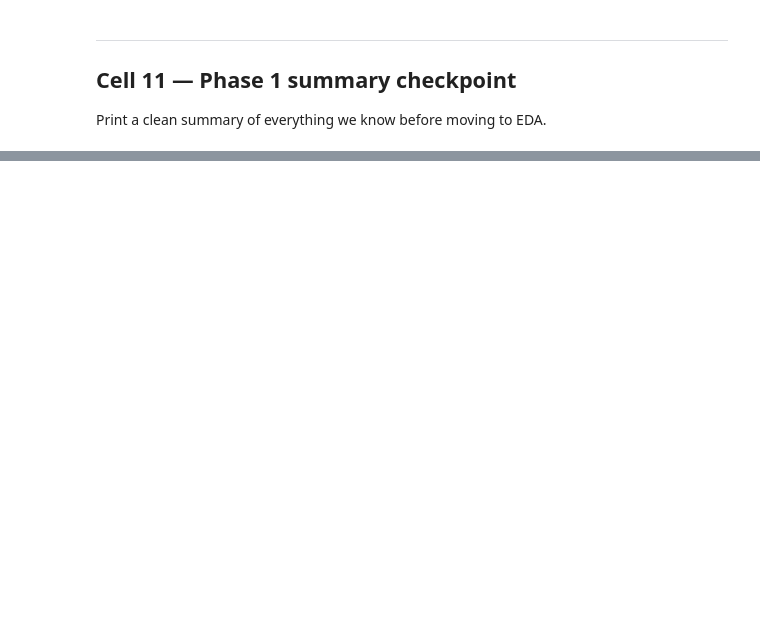
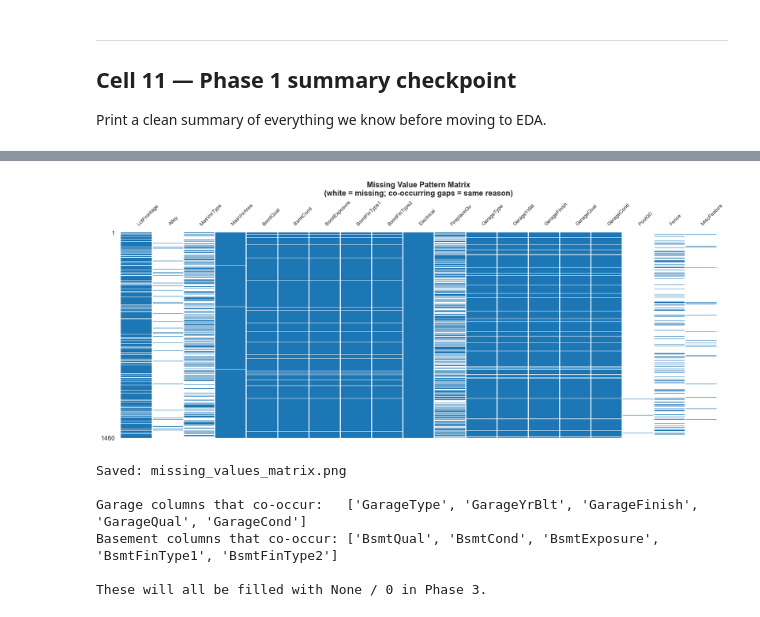
Before and after one commit to mayaankhan09/kaggle-housing-prices, a Jupyter notebook: notebooks/housing_pipeline.ipynb, the cells around one changed output, grey strips where cells are left out. Saved outputs shown, nothing was run; the diff lists cells and outputs as text; code cells hidden in the pictures; blank space fills up the shorter version.

```diff
--- a/notebooks/housing_pipeline.ipynb
+++ b/notebooks/housing_pipeline.ipynb
@@ -243,0 +607,26 @@ print('=' * 55)
+# %%
+cols_with_missing = train.columns[train.isnull().any()].tolist()
+
+fig, ax = plt.subplots(figsize=(14, 6))
+msno.matrix(train[cols_with_missing], ax=ax, sparkline=True,
+            color=(0.12, 0.47, 0.71), fontsize=8)
+ax.set_title('Missing Value Pattern Matrix\n(white = missing; co-occurring gaps = same reason)',
+             fontsize=12, fontweight='bold')
+plt.tight_layout()
+plt.savefig('missing_values_matrix.png', bbox_inches='tight', dpi=150)
+plt.show()
+print('Saved: missing_values_matrix.png')
+
+garage_cols   = [c for c in cols_with_missing if 'Garage' in c]
+basement_cols = [c for c in cols_with_missing if 'Bsmt'   in c]
+print(f'\nGarage columns that co-occur:   {garage_cols}')
+print(f'Basement columns that co-occur: {basement_cols}')
+print('\nThese will all be filled with None / 0 in Phase 3.')
+# %% [output]
+[figure, added]
+Saved: missing_values_matrix.png
+
+Garage columns that co-occur:   ['GarageType', 'GarageYrBlt', 'GarageFinish', 'GarageQual', 'GarageCond']
+Basement columns that co-occur: ['BsmtQual', 'BsmtCond', 'BsmtExposure', 'BsmtFinType1', 'BsmtFinType2']
+
+These will all be filled with None / 0 in Phase 3.
```
Also changed, not shown: parts of 37 cells of this notebook, 9 other files.
